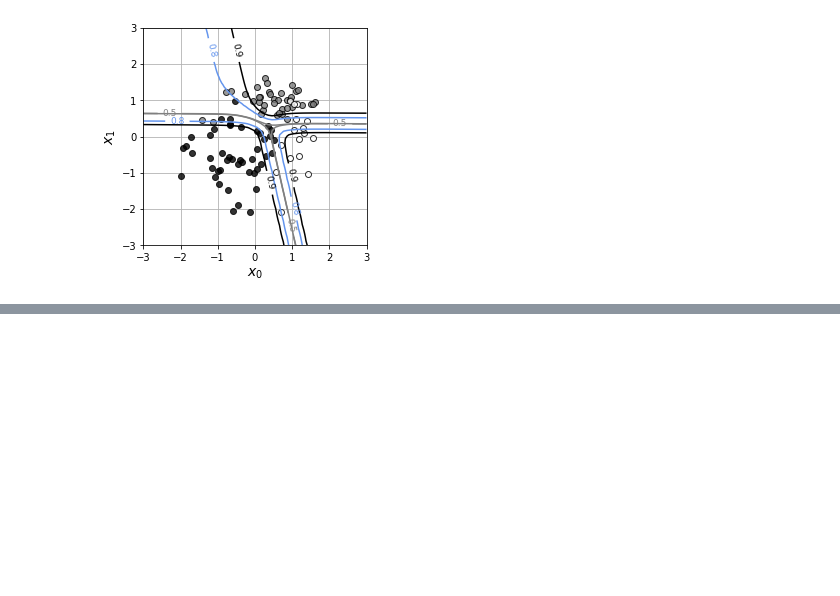
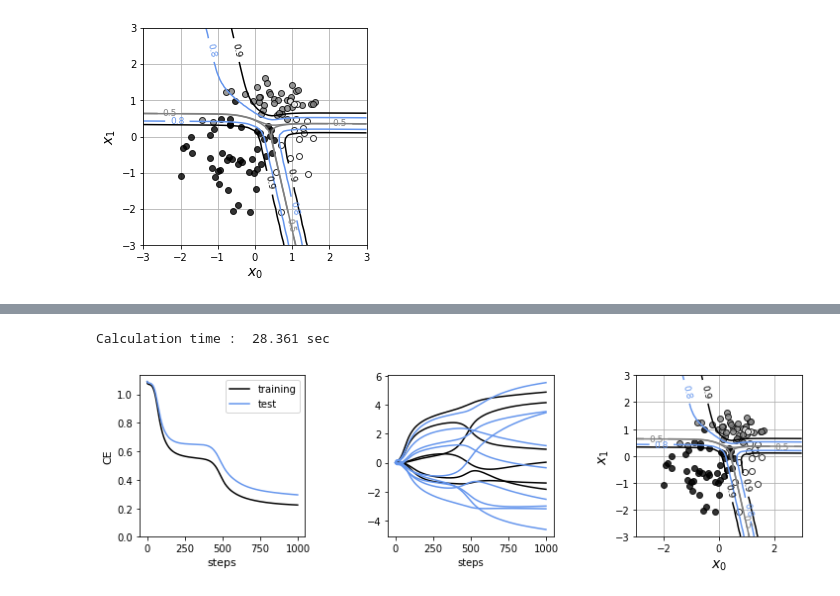
Before and after one commit to cjswoehdgns1/machine_running_report, a Jupyter notebook: 기말고사/과제1/neural_network.ipynb, the cells around one changed output, grey strips where cells are left out. Saved outputs shown, nothing was run; the diff lists cells and outputs as text; code cells hidden in the pictures; blank space fills up the shorter version.

```diff
--- a/기말고사/과제1/neural_network.ipynb
+++ b/기말고사/과제1/neural_network.ipynb
@@ -286,0 +385,65 @@ plt.show()
+# %%
+# 리스트 7-1-(12)
+# 해석적 미분법에 의한 경사 하강법 (오류 역전파법)
+
+import time
+
+def Fit_FNN(wv_init, M, K, x_train, t_train, x_test, t_test, n, alpha):
+    wv = wv_init.copy()
+    err_train = np.zeros(n)
+    err_test = np.zeros(n)
+    wv_hist = np.zeros((n, len(wv_init)))
+    epsilon = 0.001
+
+    for i in range(n):
+        wv = wv - alpha * dCE_FNN(wv, M, K, x_train, t_train)
+        err_train[i] = CE_FNN(wv, M, K, x_train, t_train)
+        err_test[i] = CE_FNN(wv, M, K, x_test, t_test)
+        wv_hist[i, :] = wv
+
+    return wv, wv_hist, err_train, err_test
+
+# 메인
+startTime = time.time()
+M = 2
+K = 3
+np.random.seed(1)
+WV_init = np.random.normal(0, 0.01, M * 3 + K * (M+1))
+N_step = 1000 # (B) 학습단계
+alpha = 0.5 # 학습률
+WV, WV_hist, Err_train, Err_test = Fit_FNN(WV_init, M, K, X_train, T_train,
+X_test, T_test, N_step, alpha)
+
+calculation_time = time.time() - startTime
+print("Calculation time : {0: .3f} sec" .format(calculation_time))
+# %% [output]
+Calculation time :  28.361 sec
+# %%
+# 리스트 7-1-(13)
+plt.figure(1, figsize = (12, 3))
+plt.subplots_adjust(wspace = 0.5)
+
+# 학습 오차의 표시
+plt.subplot(1, 3, 1)
+plt.plot(Err_train, 'black', label = 'training')
+plt.plot(Err_test, 'cornflowerblue', label = 'test')
+plt.xlabel('steps', fontsize = 11)
+plt.ylabel('CE', fontsize = 11)
+plt.ylim(0, )
+plt.legend()
+
+# 가중치의 시간 변화 표시
+plt.subplot(1, 3, 2)
+plt.plot(WV_hist[:, : M * 3], 'black')
+plt.plot(WV_hist[:, M * 3 :], 'cornflowerblue')
+plt.xlabel("steps")
+
+# 경계선 표시
+plt.subplot(1, 3, 3)
+Show_data(X_test,T_test)
+show_FNN(WV, M, K)
+plt.xlabel('$x_0$', fontsize = 14)
+plt.ylabel('$x_1$', fontsize = 14)
+plt.show()
+# %% [output]
+[figure, added]
```
Also changed, not shown: parts of 11 cells of this notebook, 1 other file.
